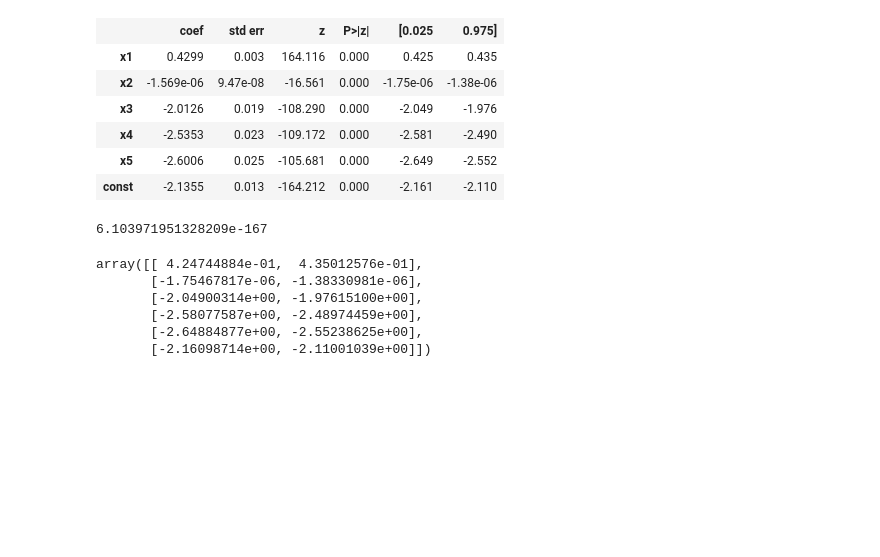
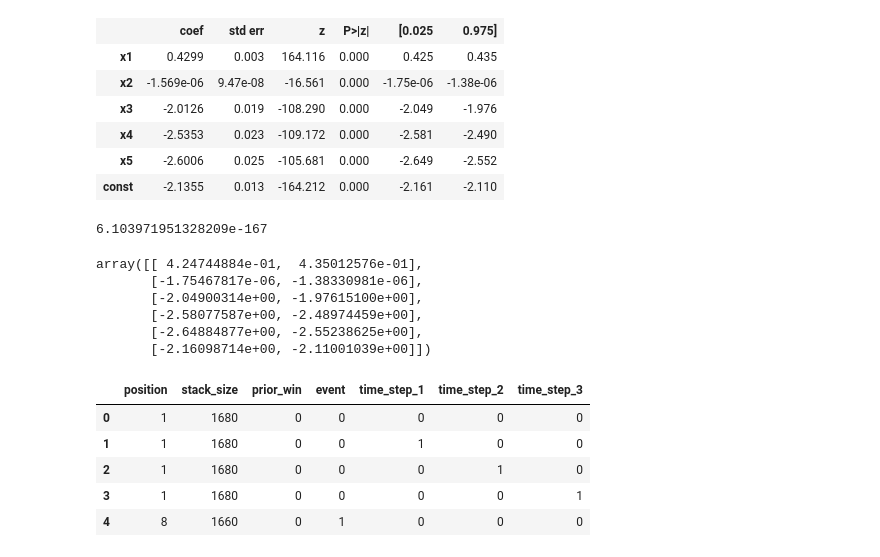
Before and after one commit to DhruvDadhania/project, a Jupyter notebook: Project EDA.ipynb, the cells around one changed output. Saved outputs shown, nothing was run; the diff lists cells and outputs as text; code cells hidden in the pictures; blank space fills up the shorter version.

```diff
--- a/Project EDA.ipynb
+++ b/Project EDA.ipynb
@@ -814,3 +830,15 @@ array([[ 4.24744884e-01,  4.35012576e-01],
        [-2.58077587e+00, -2.48974459e+00],
        [-2.64884877e+00, -2.55238625e+00],
        [-2.16098714e+00, -2.11001039e+00]])
+# %%
+surv_form_dummied = pd.get_dummies(surv_form, columns = ['time_step'])
+surv_form_dummied = surv_form_dummied.astype(int)
+surv_form_dummied = surv_form_dummied.drop('time_step_0', axis=1) #baseline
+surv_form_dummied.head()
+# %% [output]
+|  | position | stack_size | prior_win | event | time_step_1 | time_step_2 | time_step_3 |
+| 0 | 1 | 1680 | 0 | 0 | 0 | 0 | 0 |
+| 1 | 1 | 1680 | 0 | 0 | 1 | 0 | 0 |
+| 2 | 1 | 1680 | 0 | 0 | 0 | 1 | 0 |
+| 3 | 1 | 1680 | 0 | 0 | 0 | 0 | 1 |
+| 4 | 8 | 1660 | 0 | 1 | 0 | 0 | 0 |
```
Also changed, not shown: parts of 3 cells of this notebook, 1 other file.
